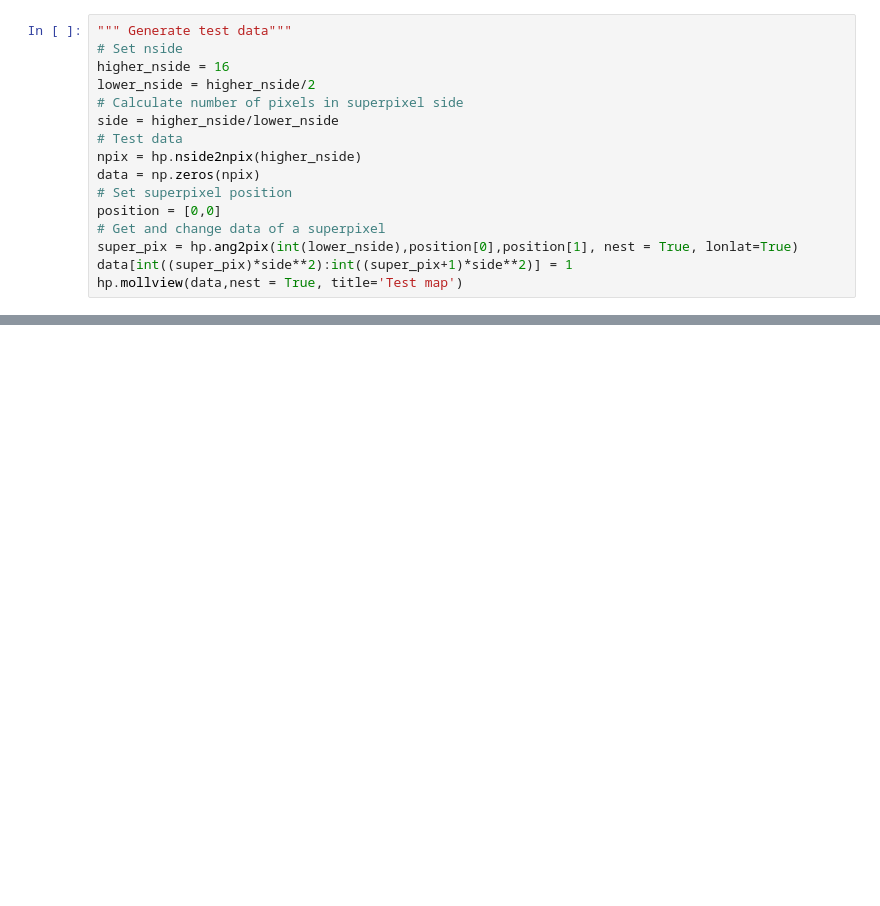
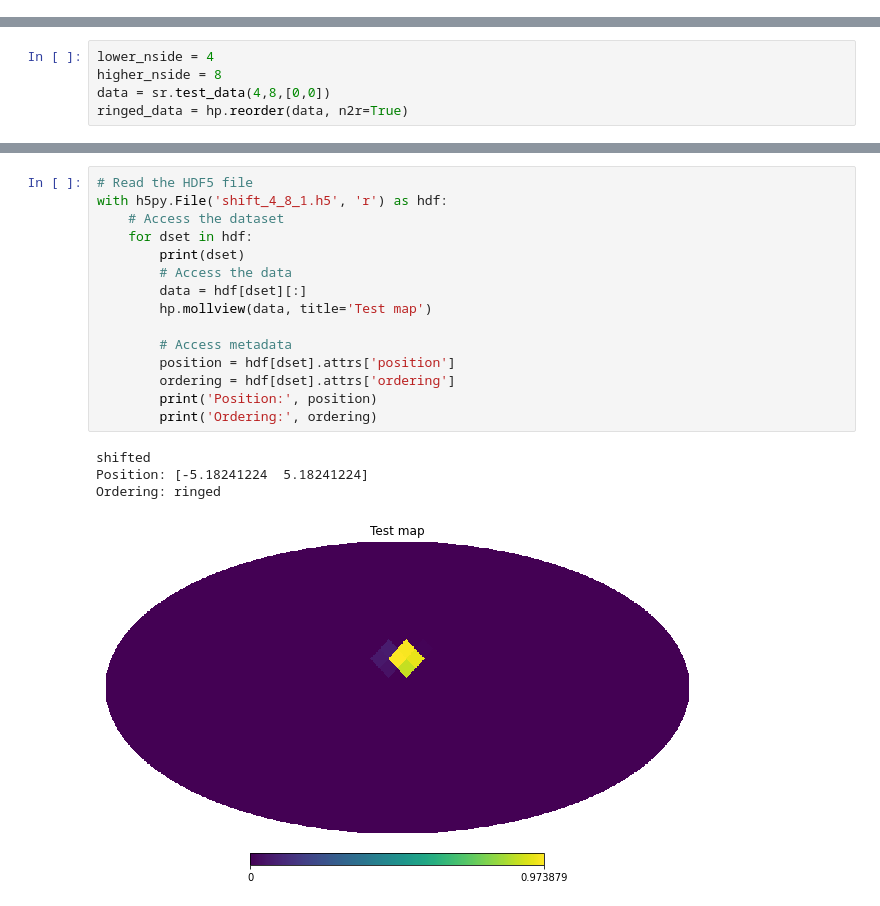
Before and after one commit to Semooretj/SURP, a Jupyter notebook: testing_superpix.ipynb, the cells around one changed output, grey strips where cells are left out. Drawn from its saved outputs; the diff is of its cells as text; blank space fills up the shorter version.

Commit message:
modified generate_maps, testing shift_back

```diff
--- a/testing_superpix.ipynb
+++ b/testing_superpix.ipynb
@@ -7,16 +9,0 @@ import superpixel_rotations as sr
-# %%
-""" Generate test data"""
-# Set nside
-higher_nside = 16
-lower_nside = higher_nside/2
-# Calculate number of pixels in superpixel side
-side = higher_nside/lower_nside
-# Test data
-npix = hp.nside2npix(higher_nside)
-data = np.zeros(npix)
-# Set superpixel position
-position = [0,0]
-# Get and change data of a superpixel
-super_pix = hp.ang2pix(int(lower_nside),position[0],position[1], nest = True, lonlat=True)
-data[int((super_pix)*side**2):int((super_pix+1)*side**2)] = 1
-hp.mollview(data,nest = True, title='Test map')
@@ -35,0 +10,5 @@ sr.generate_maps(data,pos)
+# %%
+lower_nside = 4
+higher_nside = 8
+data = sr.test_data(4,8,[0,0])
+ringed_data = hp.reorder(data, n2r=True)
@@ -35,0 +28,20 @@ sr.generate_maps(data,pos)
+# %%
+# Read the HDF5 file
+with h5py.File('shift_4_8_1.h5', 'r') as hdf:
+    # Access the dataset
+    for dset in hdf:
+        print(dset)
+        # Access the data
+        data = hdf[dset][:]
+        hp.mollview(data, title='Test map')
+
+        # Access metadata
+        position = hdf[dset].attrs['position']
+        ordering = hdf[dset].attrs['ordering']
+        print('Position:', position)
+        print('Ordering:', ordering)
+# %% [output]
+shifted
+Position: [-5.18241224  5.18241224]
+Ordering: ringed
+[figure, added]
```
Also changed, not shown: parts of 9 cells of this notebook, 1 other file.
